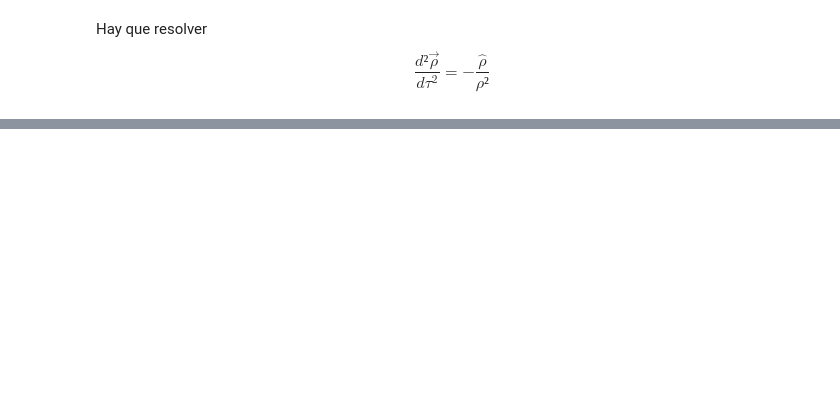
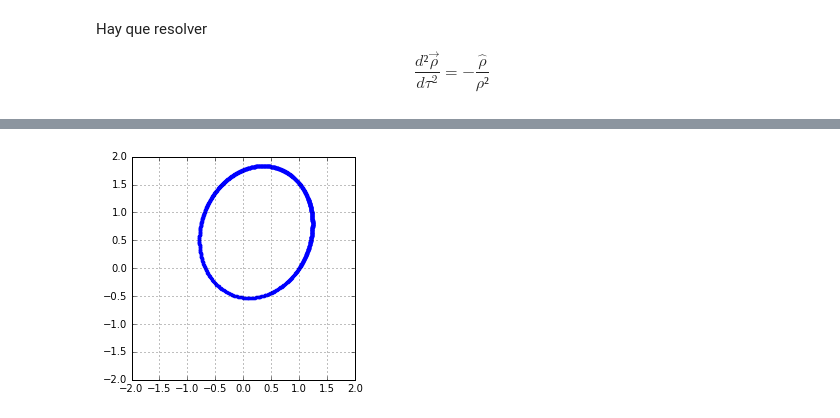
Before and after one commit to jatib/integradores, a Jupyter notebook: Orbitas.ipynb, the cells around one changed output, grey strips where cells are left out. Saved outputs shown, nothing was run; the diff lists cells and outputs as text; code cells hidden in the pictures; blank space fills up the shorter version.

```diff
--- a/Orbitas.ipynb
+++ b/Orbitas.ipynb
@@ -13,4 +13,12 @@ def mov_planeta(x,t):
     dvrx = -x[0]/r3
     dvry = -x[1]/r3
     return array([drx,dry,dvrx,dvry])
+def J_mov_planeta(x,t):
+    d_ec = array([0,0,0,0])
+    r5 = (x[0]**2 + x[1]**2)**(2.5)
+    rxmry = (2*x[0]*x[0]-x[1]*x[1])/r5
+    rymrx = (2*x[1]*x[1]-x[0]*x[0])/r5
+    rxry= (3*x[0]*x[1])/r5
+    Jac = array([[0,0,1,0],[0,0,0,1],[rxmry,rxry,0,0],[rxry,rymrx,0,0]])
+    return d_ec, Jac
 # %%
@@ -24,0 +36,10 @@ show()
+# %%
+%%time
+t,r_vr =integra2(mov_planeta,J_mov_planeta,[1,0,.6,.9],[0,10],0.01)
+zoom = 2
+xlim([-zoom,zoom]),ylim([-zoom,zoom])
+axes().set_aspect('equal'),grid(True)
+plot(r_vr[:,0],r_vr[:,1],'.')
+show()
+# %% [output]
+[figure, added]
```
Also changed, not shown: parts of 6 cells of this notebook, 1 other file.
